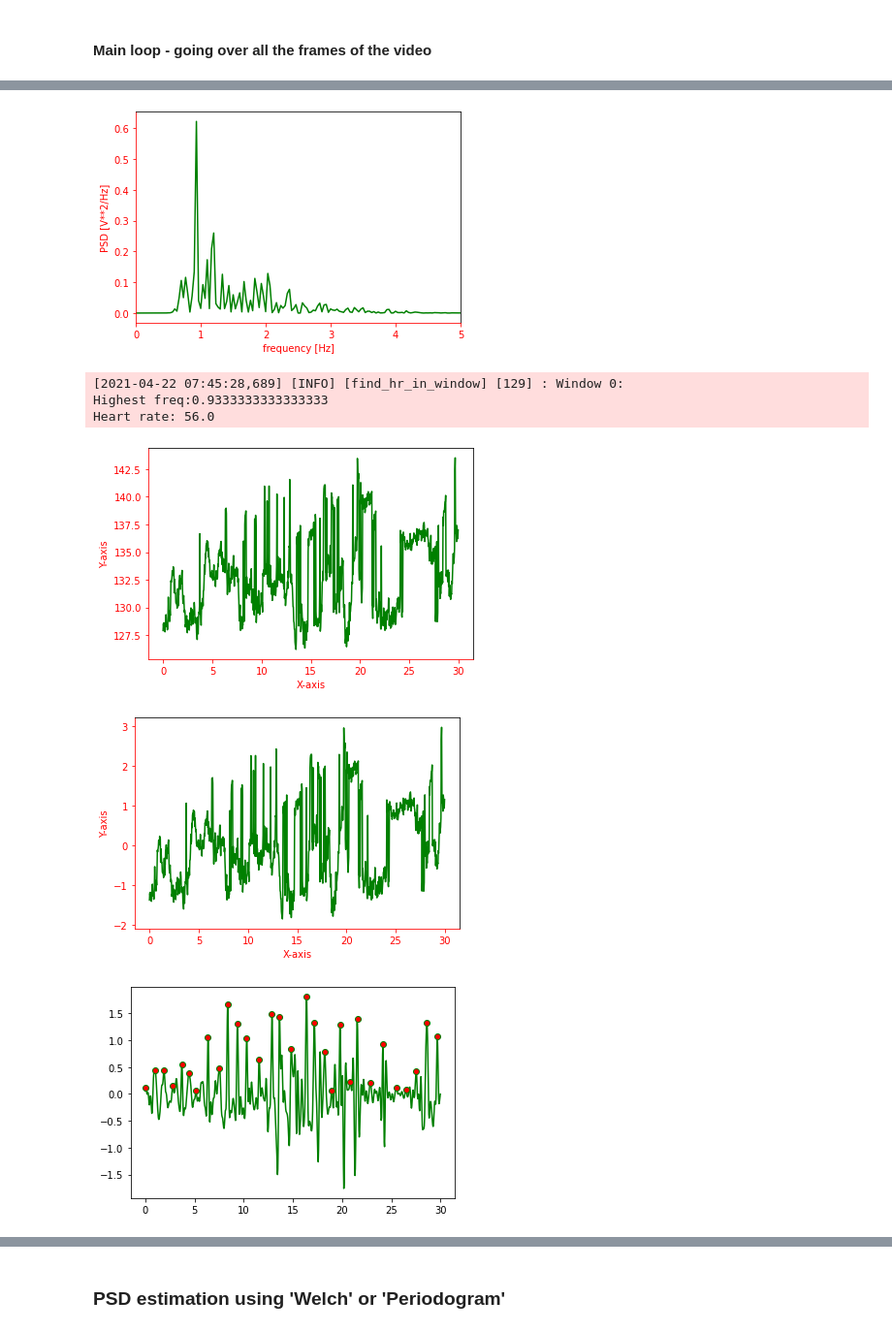
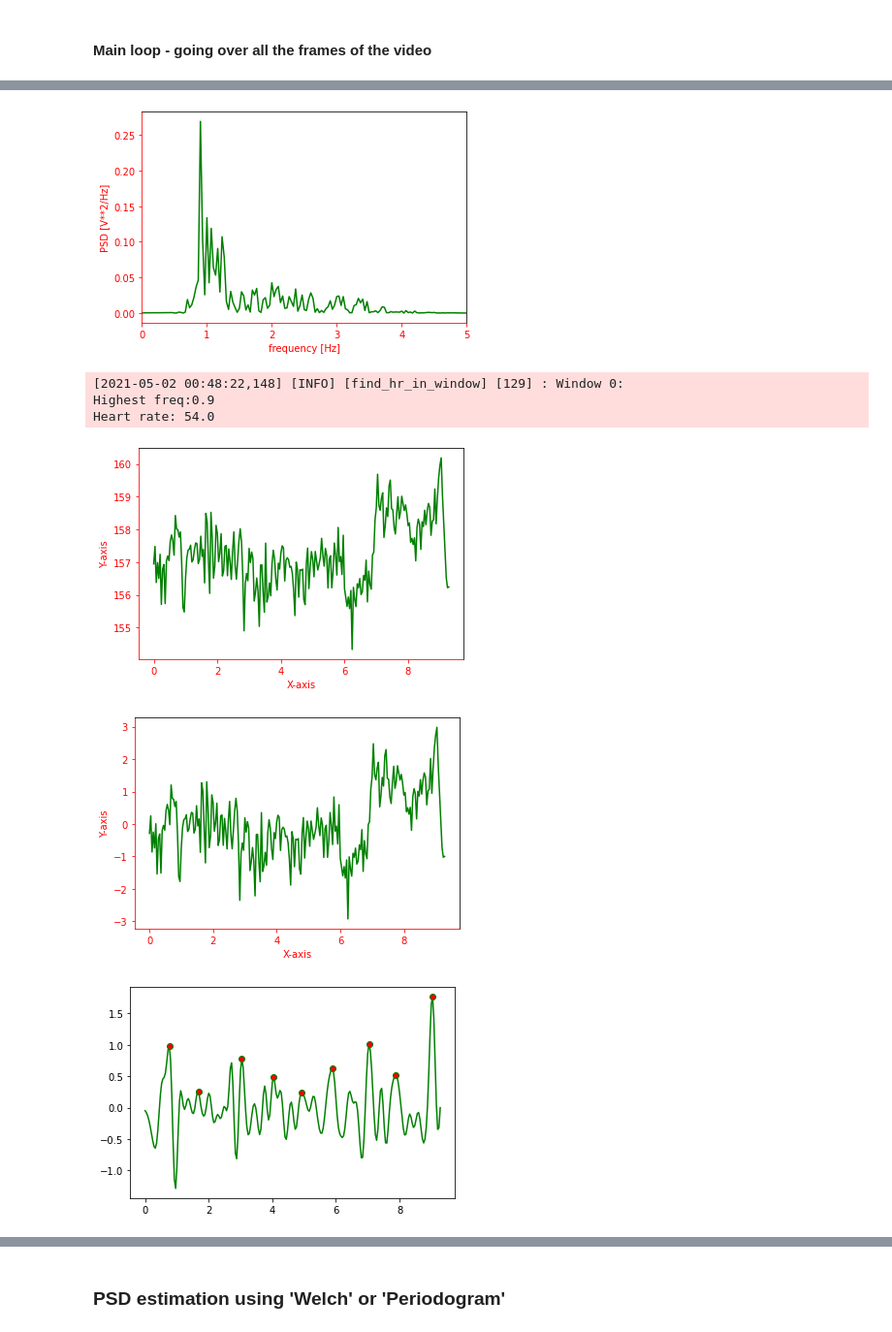
Before and after one commit to eyalgolan/KOIOS, a Jupyter notebook: advanced_engine.ipynb, the cells around one changed output, grey strips where cells are left out. Shown at 97% size. Saved outputs shown, nothing was run; the diff lists cells and outputs as text; code cells hidden in the pictures.

Commit message:
ignore first frames due to sync movement

```diff
--- a/advanced_engine.ipynb
+++ b/advanced_engine.ipynb
@@ -206,7 +206,7 @@ def parse_RGB(roi, color_sig):
 color_sig = []
 heart_rates = []
 good_frame_number = 0
-total_frame_number = 0
+total_frame_number = 180
 
 # Parsing video:
 logging.info("Working on video " + video_location)
@@ -216,7 +216,12 @@ fps = vidcap.get(cv2.CAP_PROP_FPS) # fs == sampling rate
 round_fps = np.round(fps)
 number_of_frames = vidcap.get(cv2.CAP_PROP_FRAME_COUNT)
 logging.info("Parsing images ...")
+skipped_frames = 0
 while success:
+    if skipped_frames < 180:
+        skipped_frames += 1
+        success, image = get_new_frame(vidcap)
+        continue
     logging.info("parsing frame " + str(total_frame_number) + "/" + str(number_of_frames))
     rois = parse_roi(cv2.cvtColor(image, cv2.COLOR_BGR2RGB))  # build image ROI (rois is a tuple contains two regions)
     if rois is not None :
@@ -355,7 +360,7 @@ def find_hr_in_window(green, window_start, round_fps, window_id, window_size):
         window = green[window_start : ]
     else:
         window = green[window_start : window_start + round_fps * window_size]
-    window_sig = np.arange(window.size/round_fps,step= (1/30))
+    window_sig = np.arange(window.size/round_fps,step= (1/round_fps))
     print_results(window_sig, window, 'X-axis', 'Y-axis', False)
 
     window = window - np.mean(window)
@@ -395,6 +400,5 @@ while window_start < limit :
     window_start += int(round_fps) * window_size
     window_id += 1
 if window_start < good_frame_number:
-    window_id += 1
     find_hr_in_window(green, window_start, round_fps, window_id, good_frame_number - window_start)
 # %% [output]
@@ -410,7 +411,7 @@ if window_start < good_frame_number:
-[figure, old version]
+[figure, new version]
-[2021-04-22 07:45:28,689] [INFO] [find_hr_in_window] [129] : Window 0:
-Highest freq:0.9333333333333333
-Heart rate: 56.0
+[2021-05-02 00:48:22,148] [INFO] [find_hr_in_window] [129] : Window 0:
+Highest freq:0.9
+Heart rate: 54.0
-[figure, old version]
+[figure, new version]
-[figure, old version]
+[figure, new version]
-[figure, old version]
+[figure, new version]
```
Also changed, not shown: parts of 7 cells of this notebook.
